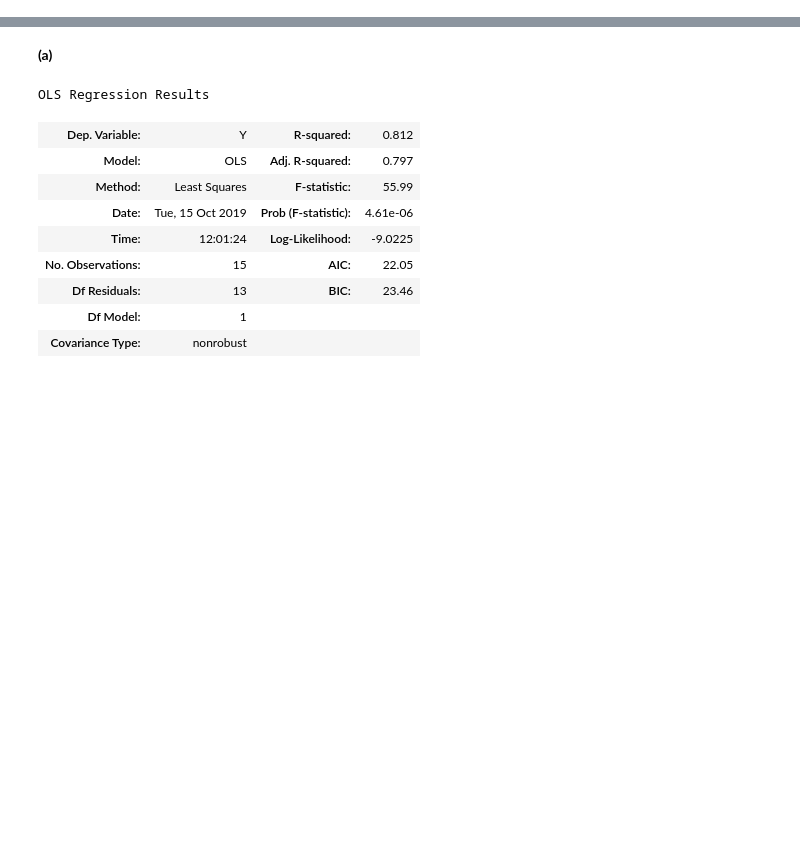
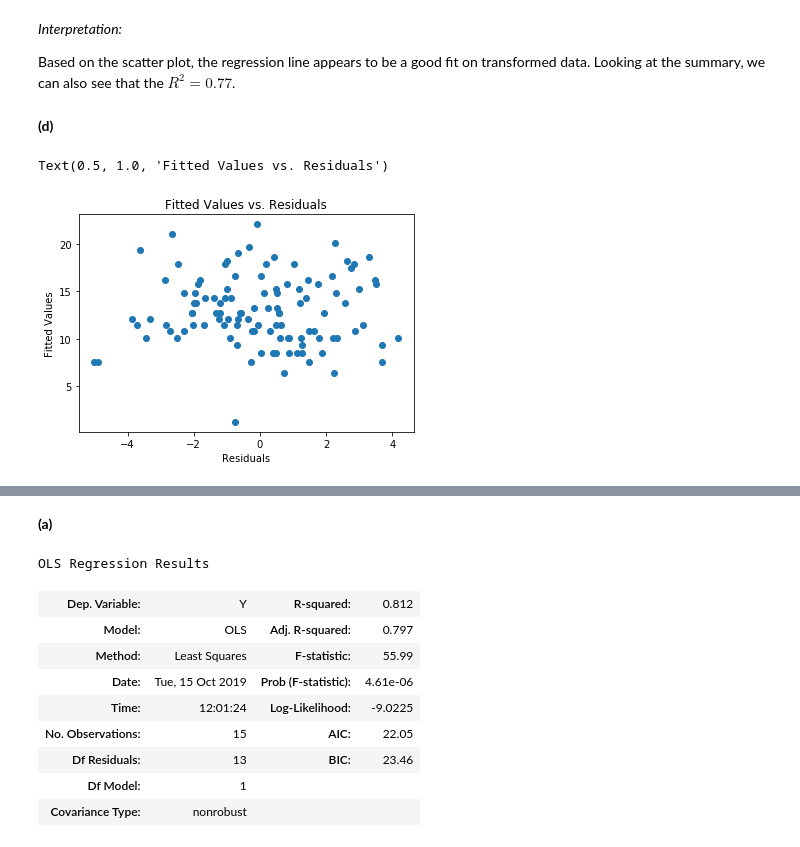
Before and after one commit to srk-apts/CS-E-106, a Jupyter notebook: Homework/HW4/hw4_python.ipynb, the cells around one changed output, grey strips where cells are left out. Cells and saved outputs as stored; diff of their text form; code cells hidden in the pictures; blank space fills up the shorter version.

```diff
--- a/Homework/HW4/hw4_python.ipynb
+++ b/Homework/HW4/hw4_python.ipynb
@@ -13,0 +67,14 @@ def build_residual_qq
+# %% [markdown]
+*Interpretation:*
+
+Based on the scatter plot, the regression line appears to be a good fit on transformed data. Looking at the summary, we can also see that the $R^{2} = 0.77$.
+# %% [markdown]
+**(d)**
+# %%
+plt.scatter(lm_prod.resid, lm_prod.fittedvalues)
+plt.xlabel("Residuals")
+plt.ylabel("Fitted Values")
+plt.title("Fitted Values vs. Residuals")
+# %% [output]
+Text(0.5, 1.0, 'Fitted Values vs. Residuals')
+[figure, added]
```
Also changed, not shown: parts of 17 cells of this notebook, 40 other files.
